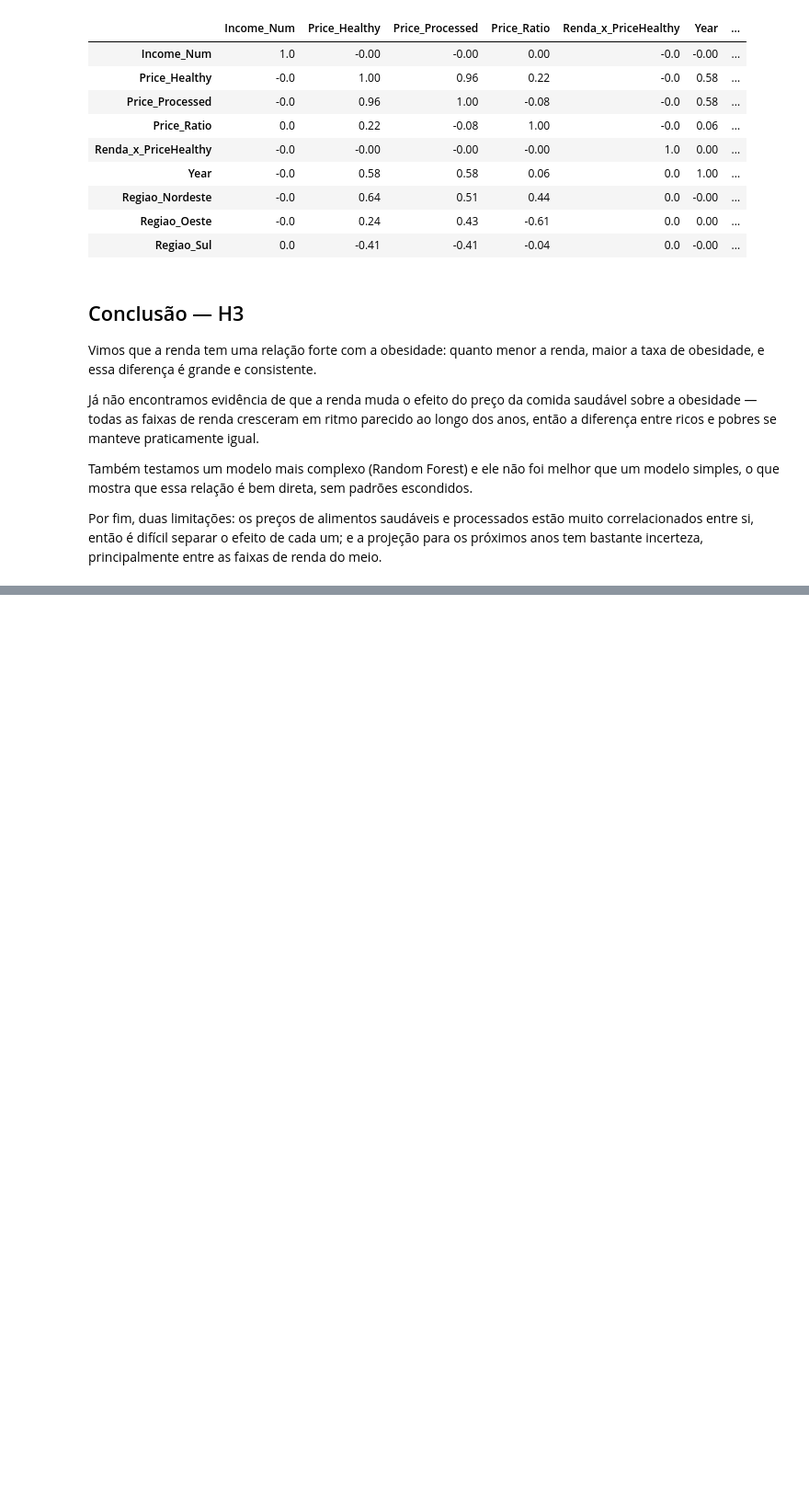
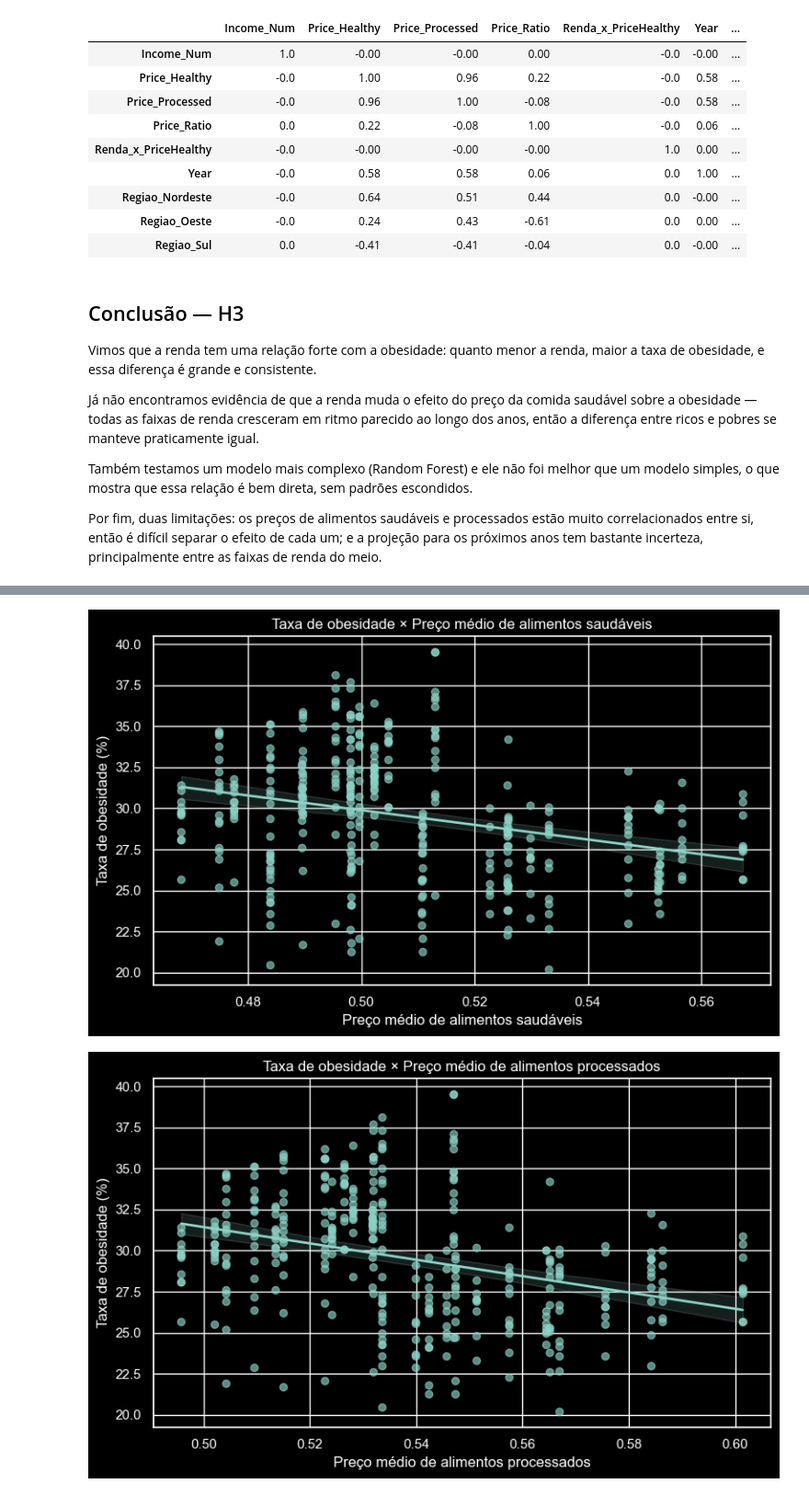
Before and after one commit to KaikyLima/food-price-obesity-analysis, a Jupyter notebook: note.ipynb, the cells around one changed output, grey strips where cells are left out. Shown at 92% size. Drawn from its saved outputs; the diff is of its cells as text; code cells hidden in the pictures; blank space fills up the shorter version.

```diff
--- a/note.ipynb
+++ b/note.ipynb
@@ -417,0 +513,29 @@ Por fim, duas limitações: os preços de alimentos saudáveis e processados est
+# %%
+# ── Etapa 10.3 — Visualização da relação entre preços e obesidade ────────────
+
+# Os gráficos de dispersão ajudam a observar visualmente se há tendência
+# de aumento ou redução da obesidade conforme os preços variam.
+
+variaveis_preco = [
+    ("Price_Healthy", "Preço médio de alimentos saudáveis"),
+    ("Price_Processed", "Preço médio de alimentos processados"),
+    ("Price_Ratio", "Razão de preços: saudáveis / processados")
+]
+
+for coluna, rotulo in variaveis_preco:
+    plt.figure(figsize=(8, 5))
+    sns.regplot(
+        data=df_reg,
+        x=coluna,
+        y="Obesity_Rate",
+        scatter_kws={"alpha": 0.65},
+        line_kws={"linewidth": 2}
+    )
+    plt.title(f"Taxa de obesidade × {rotulo}")
+    plt.xlabel(rotulo)
+    plt.ylabel("Taxa de obesidade (%)")
+    plt.tight_layout()
+    plt.show()
+# %% [output]
+[figure, added]
+[figure, added]
```
Also changed, not shown: parts of 20 cells of this notebook, 2 other files.
